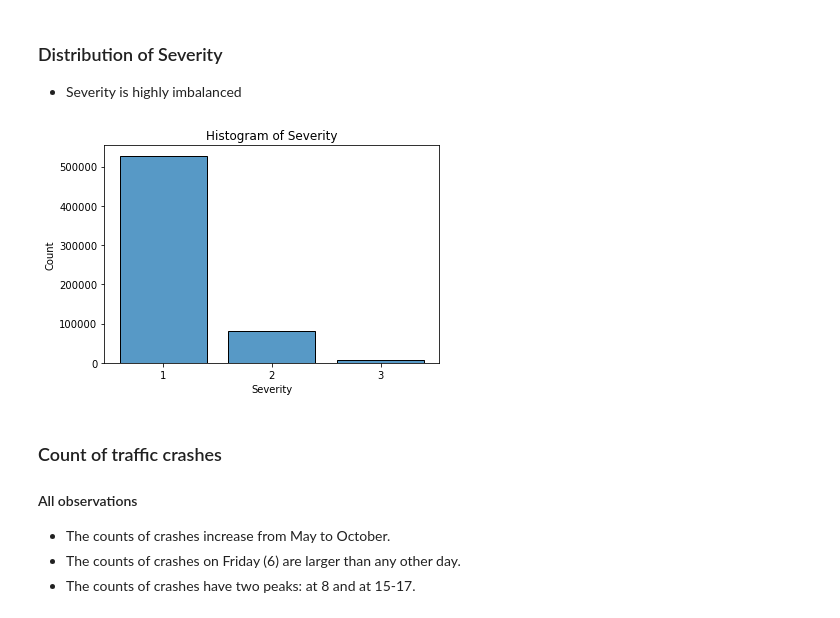
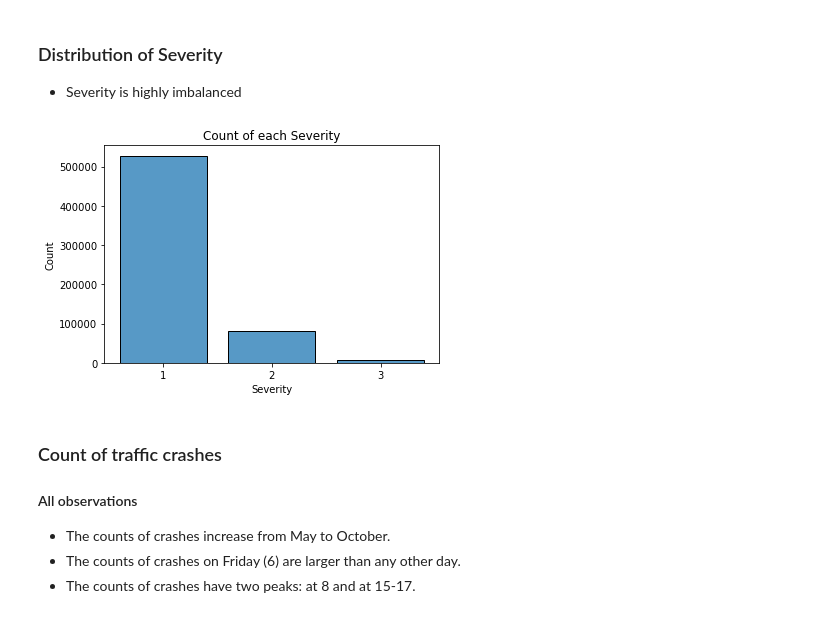
Before and after one commit to kosawa26/Capstone, a Jupyter notebook: Classification.ipynb, the cells around one changed output. Drawn from its saved outputs; the diff is of its cells as text; code cells hidden in the pictures.

```diff
--- a/Classification.ipynb
+++ b/Classification.ipynb
@@ -208,10 +208,10 @@ df = df.astype({"CRASH_DAY_OF_WEEK": object})
 # %%
 sns.histplot(df.Severity, discrete=True, shrink=0.8)
 plt.xticks([1,2,3])
-plt.title("Histogram of Severity")
+plt.title("Count of each Severity")
 plt.show()
 # %% [output]
-[figure, old version]
+[figure, new version]
 # %% [markdown]
 ### Count of traffic crashes
 #### All observations
```
Also changed, not shown: 1 other file.
